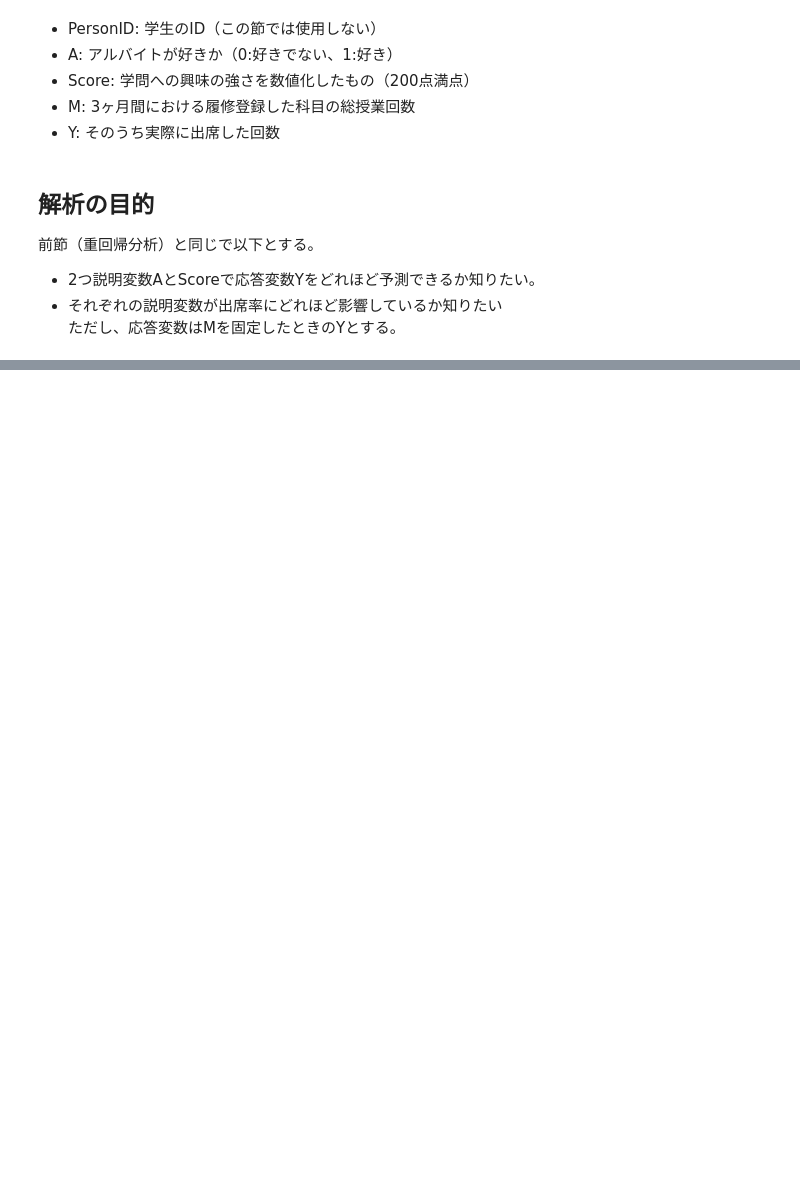
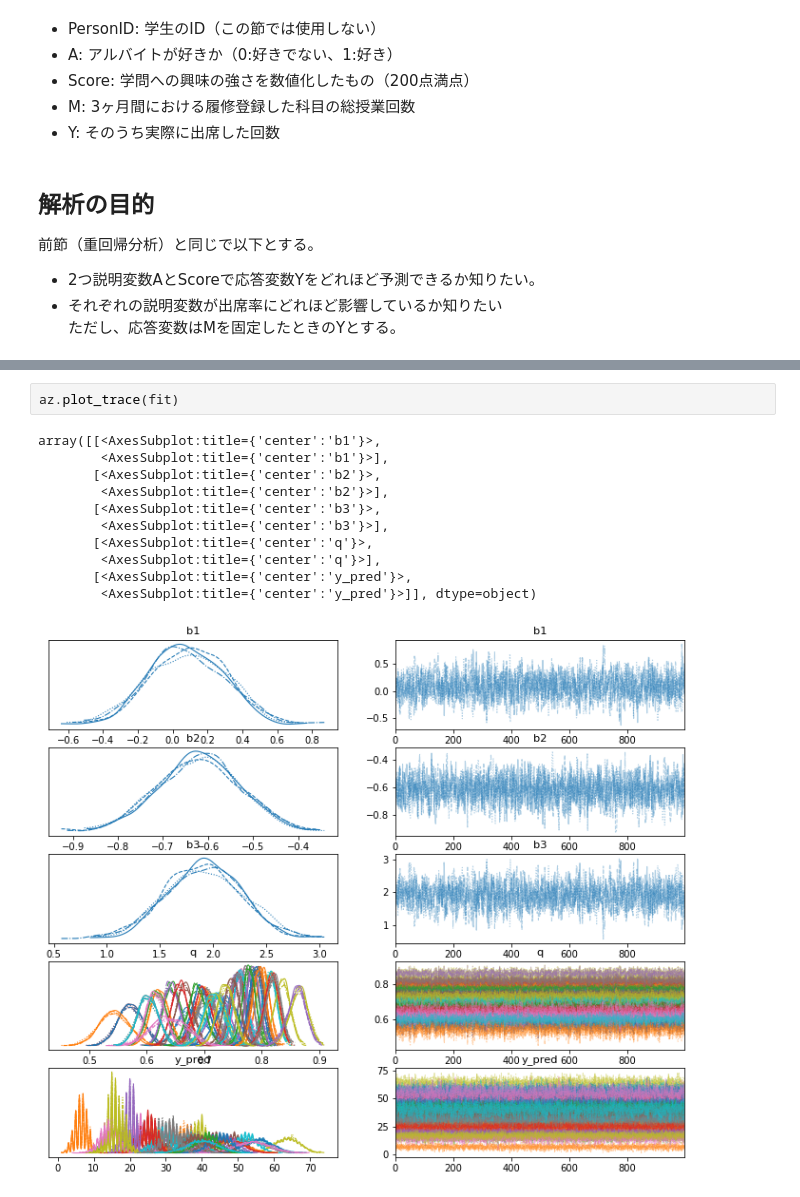
Before and after one commit to obata01/for-learning, a Jupyter notebook: src/chapter-05/pystan.ipynb, the cells around one changed output, grey strips where cells are left out. Drawn from its saved outputs; the diff is of its cells as text; blank space fills up the shorter version.

```diff
--- a/src/chapter-05/pystan.ipynb
+++ b/src/chapter-05/pystan.ipynb
@@ -30,0 +166,14 @@ data.head()
+# %%
+az.plot_trace(fit)
+# %% [output]
+array([[<AxesSubplot:title={'center':'b1'}>,
+        <AxesSubplot:title={'center':'b1'}>],
+       [<AxesSubplot:title={'center':'b2'}>,
+        <AxesSubplot:title={'center':'b2'}>],
+       [<AxesSubplot:title={'center':'b3'}>,
+        <AxesSubplot:title={'center':'b3'}>],
+       [<AxesSubplot:title={'center':'q'}>,
+        <AxesSubplot:title={'center':'q'}>],
+       [<AxesSubplot:title={'center':'y_pred'}>,
+        <AxesSubplot:title={'center':'y_pred'}>]], dtype=object)
+[figure, added]
```
Also changed, not shown: parts of 40 cells of this notebook, 2 other files.
